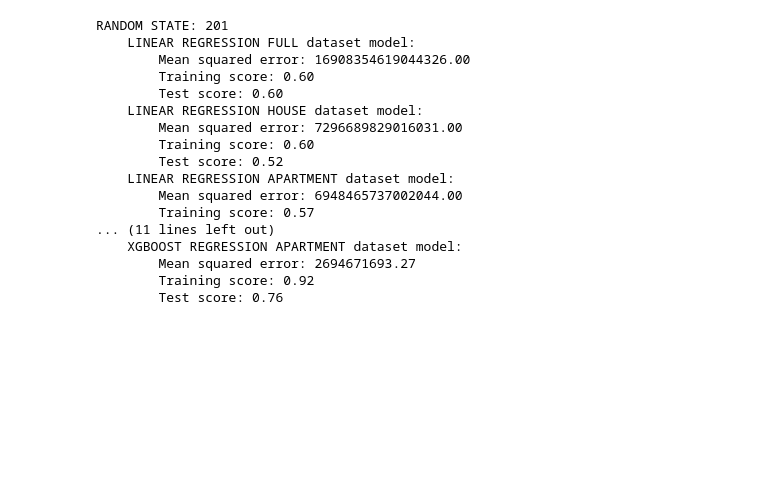
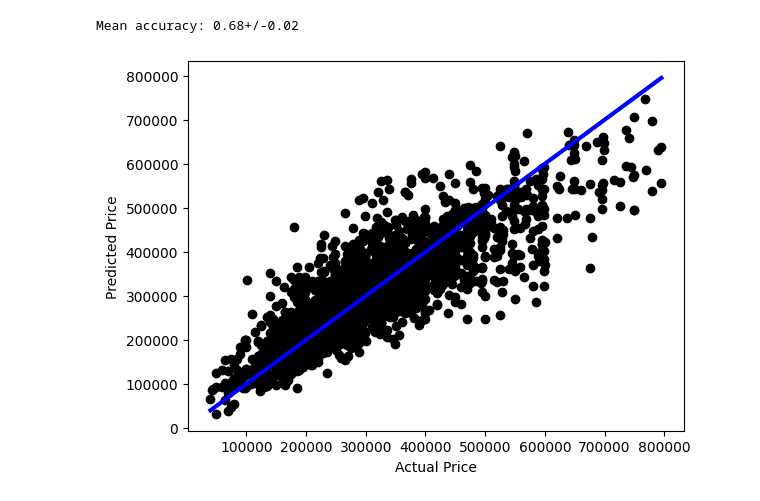
Before and after one commit to feldeh/price-prediction-api, a Jupyter notebook: notebooks/pipeline.ipynb, the cells around one changed output. Saved outputs shown, nothing was run; the diff lists cells and outputs as text; code cells hidden in the pictures; blank space fills up the shorter version.

```diff
--- a/notebooks/pipeline.ipynb
+++ b/notebooks/pipeline.ipynb
@@ -8,0 +57,7 @@ df = pd.read_pickle("../data/clean/clean_data.pkl")
+# %%
+import xgboost as xgb
+
+
+ml_pipeline = Pipeline([('preprocessing', transformer),
+                        ('xgboost', xgb.XGBRegressor())])
+ml_pipeline
@@ -8,0 +82,4 @@ df = pd.read_pickle("../data/clean/clean_data.pkl")
+# %%
+# ml_pipeline.predict(X)
+
+ml_pipeline.fit(X_train, y_train)
@@ -8,0 +104,8 @@ df = pd.read_pickle("../data/clean/clean_data.pkl")
+# %%
+import pickle
+
+with open('columntransformer.pkl', 'wb') as f:
+    pickle.dump(ml_pipeline, f)
+# %%
+with open('columntransformer.pkl', 'rb') as f:
+    reloaded_ml_pipeline = pickle.load(f)
@@ -8,0 +155,24 @@ df = pd.read_pickle("../data/clean/clean_data.pkl")
+# %%
+from sklearn.model_selection import cross_val_score
+scores = cross_val_score(reloaded_ml_pipeline, X, y)
+print(f"Mean accuracy: {scores.mean():.2f}+/-{scores.std():.2f}")
+# %% [output]
+Mean accuracy: 0.68+/-0.02
+# %%
+import matplotlib.pyplot as plt
+
+
+y_pred = reloaded_ml_pipeline.predict(X_test)
+
+
+
+# Make scatter plot of actual prices vs predicted prices
+plt.scatter(y_test, y_pred, color="black")
+plt.plot([y_test.min(), y_test.max()], [y_test.min(), y_test.max()], color="blue", linewidth=3)
+
+plt.xlabel("Actual Price")
+plt.ylabel("Predicted Price")
+
+plt.show()
+# %% [output]
+[figure, added]
@@ -151,20 +277,0 @@ def main(clean_df):
-# %%
-main(df)
-# %% [output]
-RANDOM STATE: 201
-    LINEAR REGRESSION FULL dataset model:
-        Mean squared error: 16908354619044326.00
-        Training score: 0.60
-        Test score: 0.60
-    LINEAR REGRESSION HOUSE dataset model:
-        Mean squared error: 7296689829016031.00
-        Training score: 0.60
-        Test score: 0.52
-    LINEAR REGRESSION APARTMENT dataset model:
-        Mean squared error: 6948465737002044.00
-        Training score: 0.57
-... (11 lines left out)
-    XGBOOST REGRESSION APARTMENT dataset model:
-        Mean squared error: 2694671693.27
-        Training score: 0.92
-        Test score: 0.76
```
Also changed, not shown: parts of 14 cells of this notebook, 6 other files.
